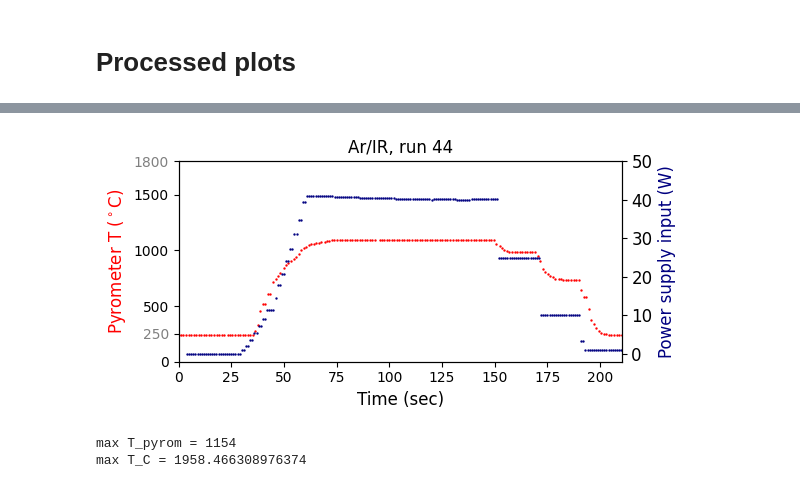
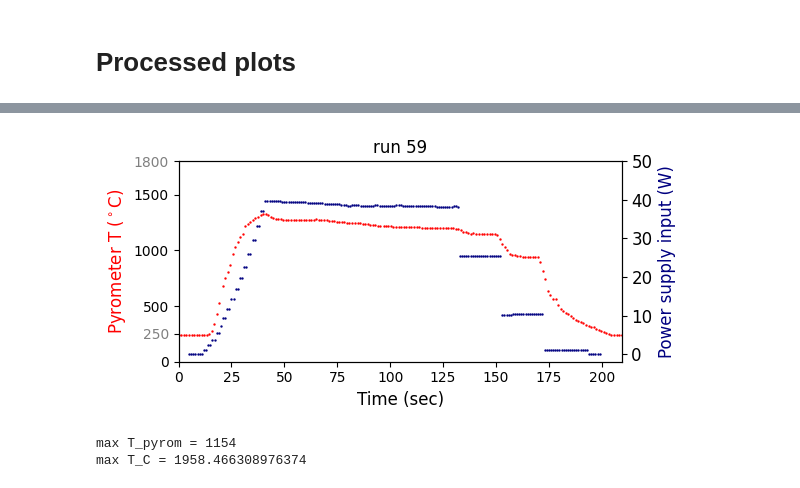
Before and after one commit to lmoghimi/personal-processing, a Jupyter notebook: post_beamline_analysis.ipynb, the cells around one changed output, grey strips where cells are left out. Saved outputs shown, nothing was run; the diff lists cells and outputs as text; code cells hidden in the pictures.

```diff
--- a/post_beamline_analysis.ipynb
+++ b/post_beamline_analysis.ipynb
@@ -942,9 +926,10 @@ from datetime import datetime
 #Timestamp is the pandas equivalent of python’s Datetime and is interchangeable with it in most cases. https://pandas.pydata.org/pandas-docs/stable/reference/api/pandas.Timestamp.html
 
 #!#!#!#!#!#!#!#!#!# inputs #!#!#!#!#!#!#!#!#!#
-fn_pyrom = 'sample_47_20240622_140659'
-fn_laser = 'LOG-Jun.22.2024-02.07.07-run44'
-title = 'Ar/IR, run 44' #plot title
+title = 'run 59' #plot title
+fn_pyrom = 'sample_62_20240623_001530'
+fn_laser = 'LOG-Jun.23.2024-12.15.13-run59'
+#in-situ XRD file: run58_realhematite_vac_IR
 
 ############ pyrometer ###################
 path = os.path.join(userdir, 'tiff_base')
@@ -964,6 +949,7 @@ fp = os.path.join(path, fn_laser + '.csv')
 print('fp = ',fp)
 result_laser = process_laserlog(fp)
 string_start_laser = result_laser[1] #this is good now
+print('string_start_laser:',string_start_laser)
 timestamp_start_laser = pd.Timestamp(string_start_laser, tz='America/New_York') #laser log's t0 (military time, matching the timezone we recorded in)
 t_laser_sampling = int(result_laser[0]) #seconds per rec:index
 print('t_laser_sampling', t_laser_sampling)
@@ -1044,5 +1031,5 @@ timestamp difference: start_laser - start_pyrom = 0 days 00:00:04
 The pyrometer started recording first
-[figure, old version]
+[figure, new version]
 # %%
 #@title Calculated T (don't edit unless necessary)
 #run the intensity vs time section first, to calculate the temperature from ceria
```
Also changed, not shown: parts of 4 cells of this notebook.
